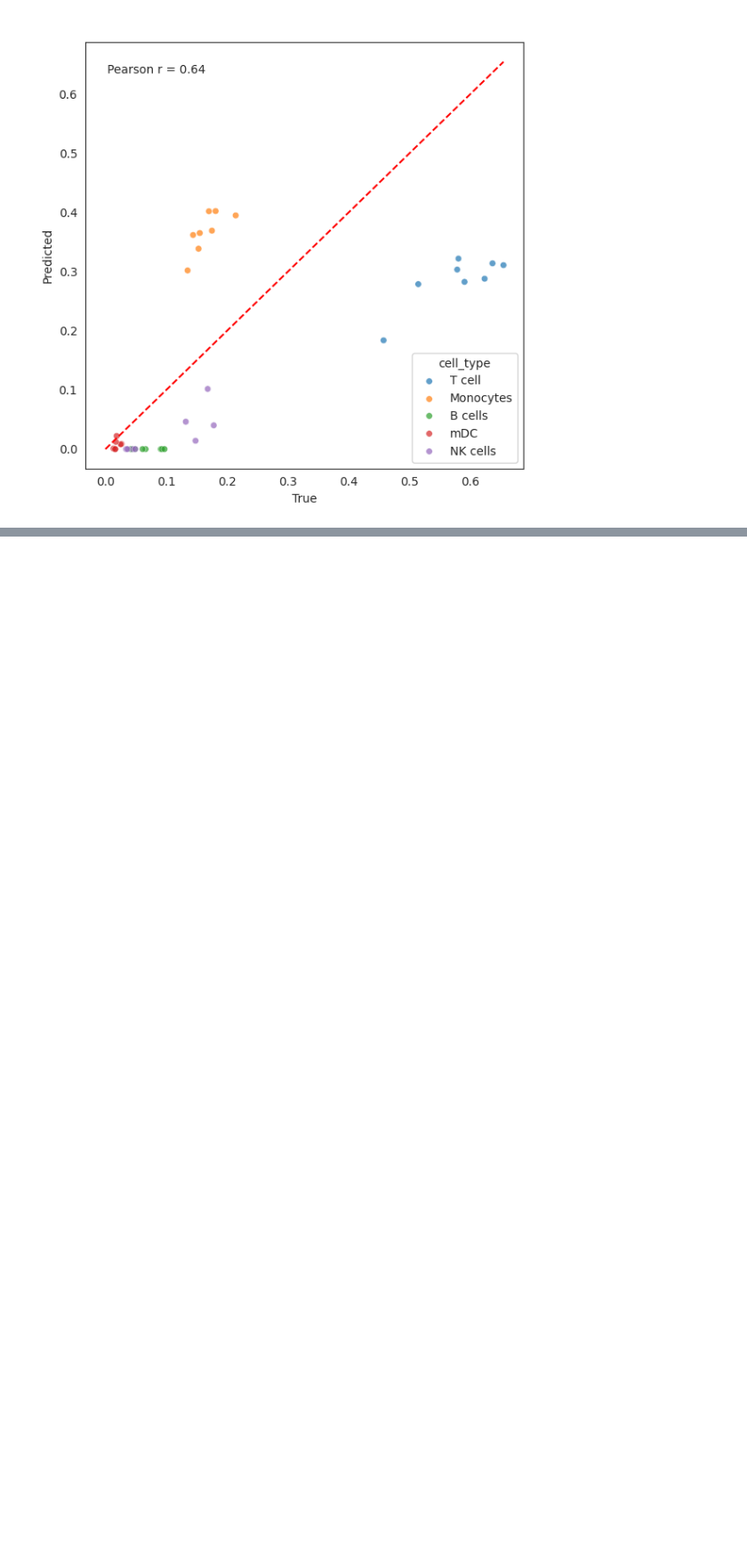
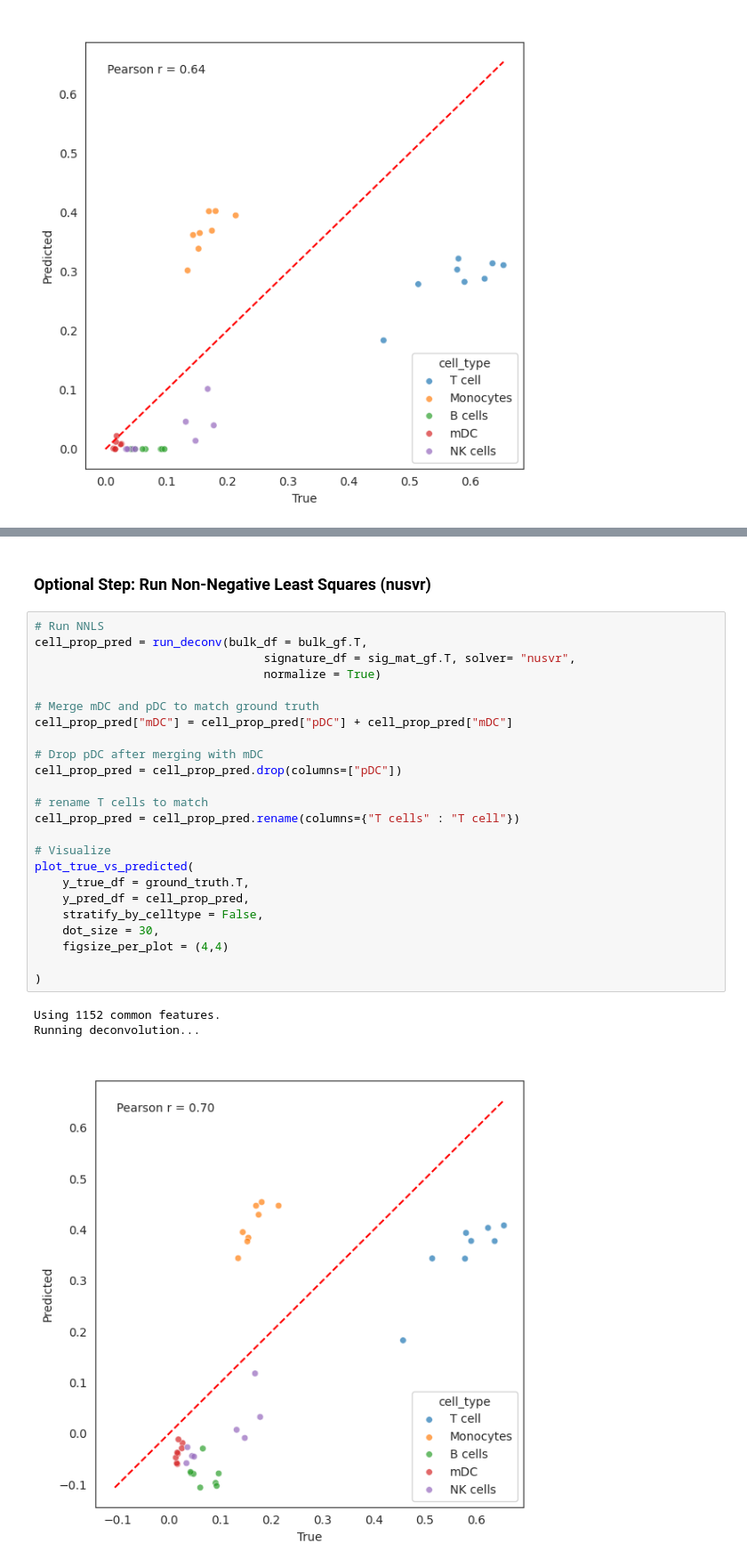
Before and after one commit to Eastmanmd/DECONVersation, a Jupyter notebook: tutorials/extracting_embeddings_from_bulk.ipynb, the cells around one changed output, grey strips where cells are left out. Shown at 89% size. Drawn from its saved outputs; the diff is of its cells as text; blank space fills up the shorter version.

```diff
--- a/tutorials/extracting_embeddings_from_bulk.ipynb
+++ b/tutorials/extracting_embeddings_from_bulk.ipynb
@@ -150,0 +183,30 @@ plot_true_vs_predicted(
+# %% [markdown]
+### Optional Step: Run Non-Negative Least Squares (nusvr)
+# %%
+# Run NNLS
+cell_prop_pred = run_deconv(bulk_df = bulk_gf.T,
+                                 signature_df = sig_mat_gf.T, solver= "nusvr",
+                                 normalize = True)
+
+# Merge mDC and pDC to match ground truth
+cell_prop_pred["mDC"] = cell_prop_pred["pDC"] + cell_prop_pred["mDC"]
+
+# Drop pDC after merging with mDC
+cell_prop_pred = cell_prop_pred.drop(columns=["pDC"])
+
+# rename T cells to match
+cell_prop_pred = cell_prop_pred.rename(columns={"T cells" : "T cell"})
+
+# Visualize
+plot_true_vs_predicted(
+    y_true_df = ground_truth.T,
+    y_pred_df = cell_prop_pred,
+    stratify_by_celltype = False,
+    dot_size = 30,
+    figsize_per_plot = (4,4)
+
+)
+# %% [output]
+Using 1152 common features.
+Running deconvolution...
+[figure, added]
```
Also changed, not shown: parts of 7 cells of this notebook.
